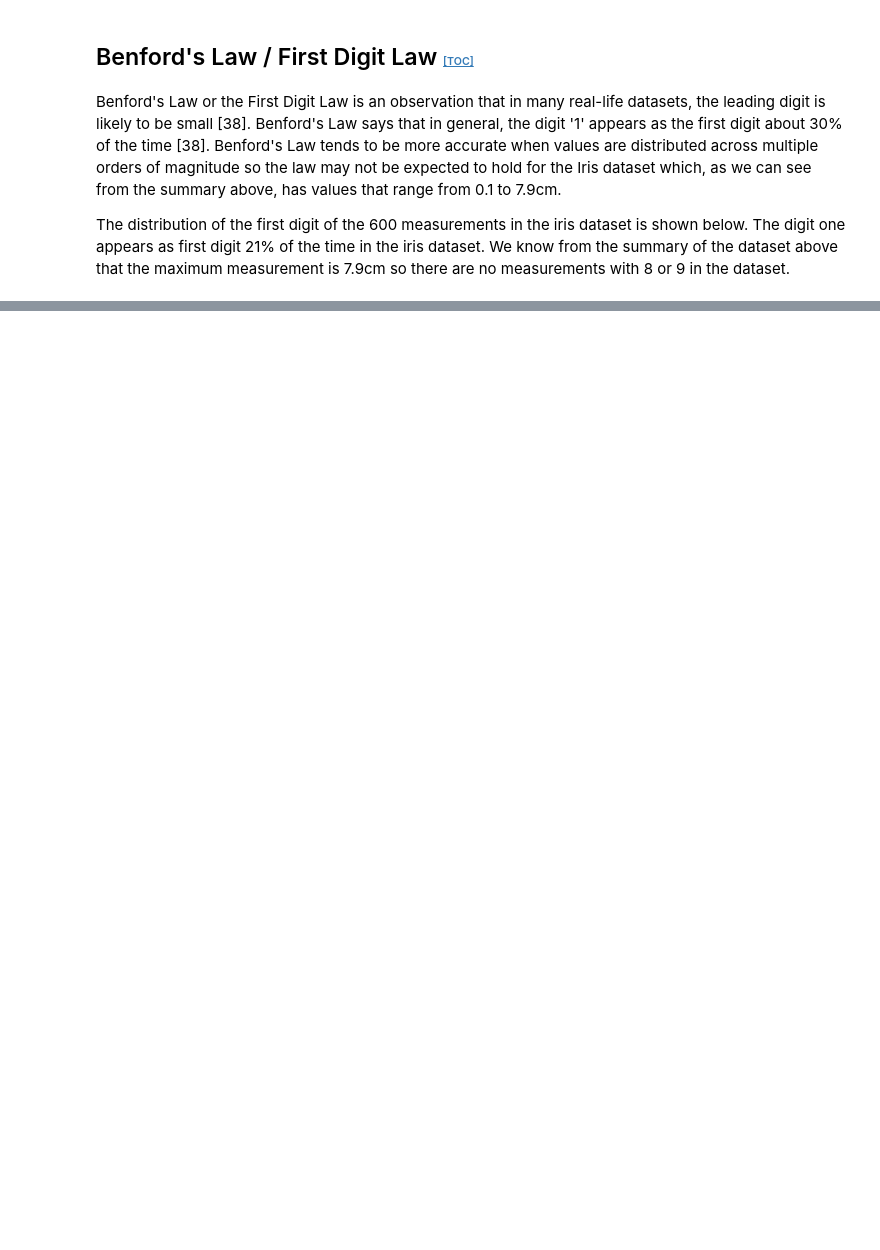
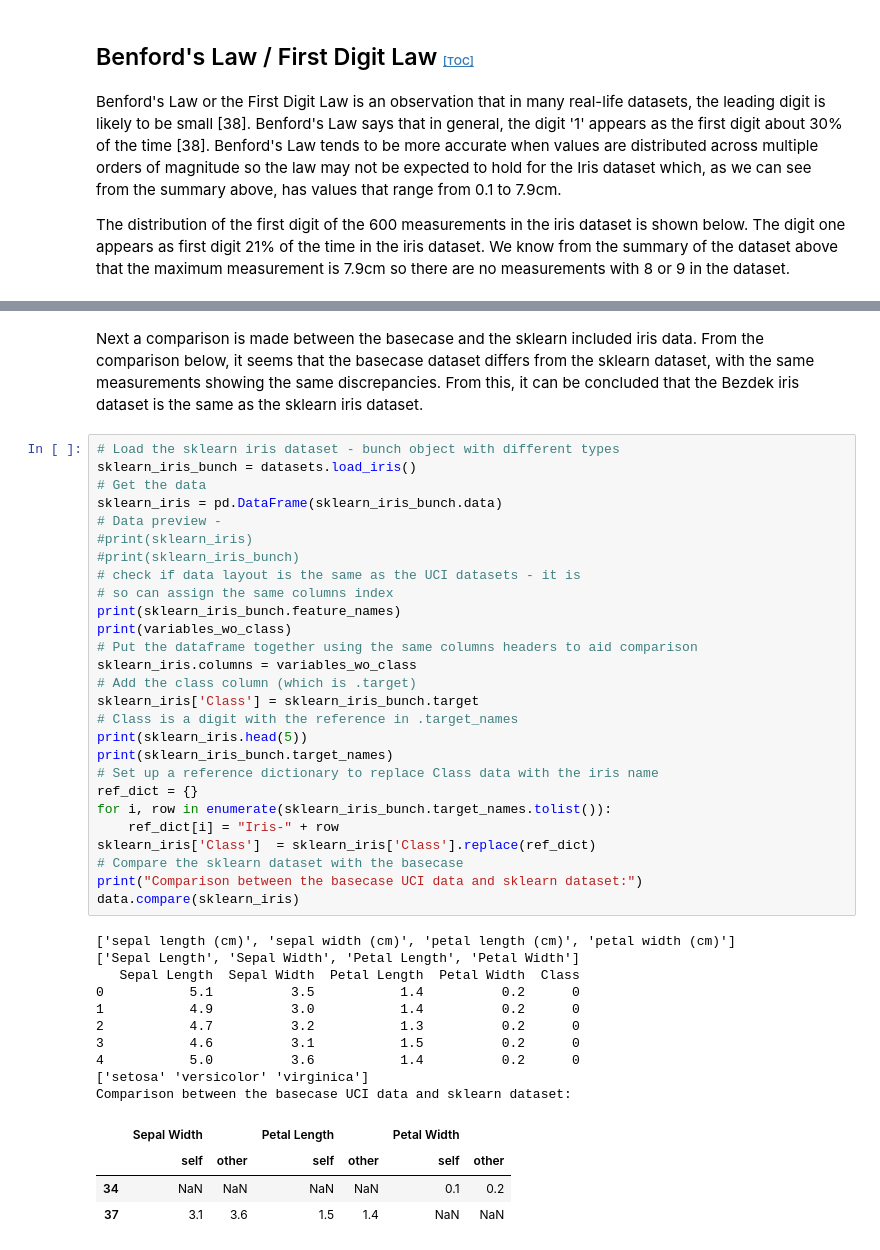
Before and after one commit to Eilis9/pands-project, a Jupyter notebook: analysis.ipynb, the cells around one changed output, grey strips where cells are left out. Saved outputs shown, nothing was run; the diff lists cells and outputs as text; blank space fills up the shorter version.

```diff
--- a/analysis.ipynb
+++ b/analysis.ipynb
@@ -368,3 +470,47 @@ print(f'1 appears as the first digit in {digit1_percent:.0f}% of the measurement
+# %% [markdown]
+Next a comparison is made between the basecase and the sklearn included iris data. From the comparison below, it seems that the basecase dataset differs from the sklearn dataset, with the same measurements showing the same discrepancies. From this, it can be concluded that the Bezdek iris dataset is the same as the sklearn iris dataset.
+# %%
+# Load the sklearn iris dataset - bunch object with different types
+sklearn_iris_bunch = datasets.load_iris()
+# Get the data
+sklearn_iris = pd.DataFrame(sklearn_iris_bunch.data)
+# Data preview -
+#print(sklearn_iris)
+#print(sklearn_iris_bunch)
+# check if data layout is the same as the UCI datasets - it is
+# so can assign the same columns index
+print(sklearn_iris_bunch.feature_names)
+print(variables_wo_class)
+# Put the dataframe together using the same columns headers to aid comparison
+sklearn_iris.columns = variables_wo_class
+# Add the class column (which is .target)
+sklearn_iris['Class'] = sklearn_iris_bunch.target
+# Class is a digit with the reference in .target_names
+print(sklearn_iris.head(5))
+print(sklearn_iris_bunch.target_names)
+# Set up a reference dictionary to replace Class data with the iris name
+ref_dict = {}
+for i, row in enumerate(sklearn_iris_bunch.target_names.tolist()):
+    ref_dict[i] = "Iris-" + row
+sklearn_iris['Class']  = sklearn_iris['Class'].replace(ref_dict)
+# Compare the sklearn dataset with the basecase
+print("Comparison between the basecase UCI data and sklearn dataset:")
+data.compare(sklearn_iris)
+# %% [output]
+['sepal length (cm)', 'sepal width (cm)', 'petal length (cm)', 'petal width (cm)']
+['Sepal Length', 'Sepal Width', 'Petal Length', 'Petal Width']
+   Sepal Length  Sepal Width  Petal Length  Petal Width  Class
+0           5.1          3.5           1.4          0.2      0
+1           4.9          3.0           1.4          0.2      0
+2           4.7          3.2           1.3          0.2      0
+3           4.6          3.1           1.5          0.2      0
+4           5.0          3.6           1.4          0.2      0
+['setosa' 'versicolor' 'virginica']
+Comparison between the basecase UCI data and sklearn dataset:
+|  | Sepal Width |  | Petal Length |  | Petal Width |  |
+|  | self | other | self | other | self | other |
+| 34 | NaN | NaN | NaN | NaN | 0.1 | 0.2 |
+| 37 | 3.1 | 3.6 | 1.5 | 1.4 | NaN | NaN |
 # %% [markdown]
 ## References <a id="References"></a> <span style="font-size: 8pt;"> [[TOC]](#toc)</span>
 
```
Also changed, not shown: parts of 13 cells of this notebook, 7 other files.
